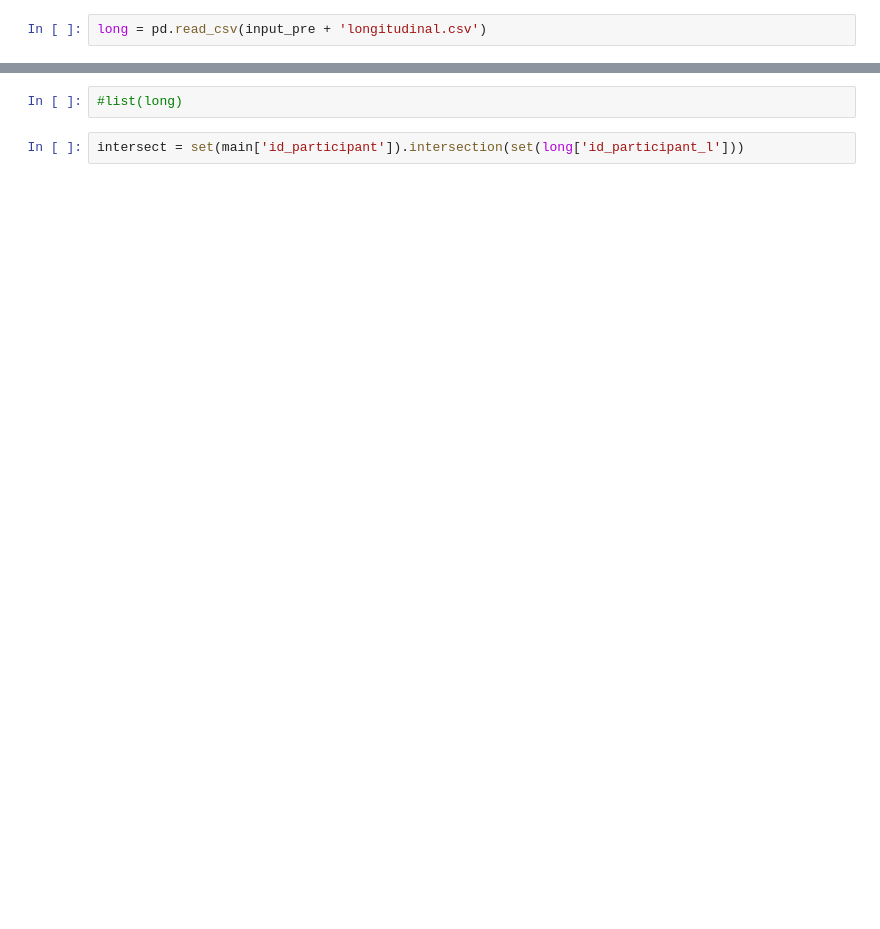
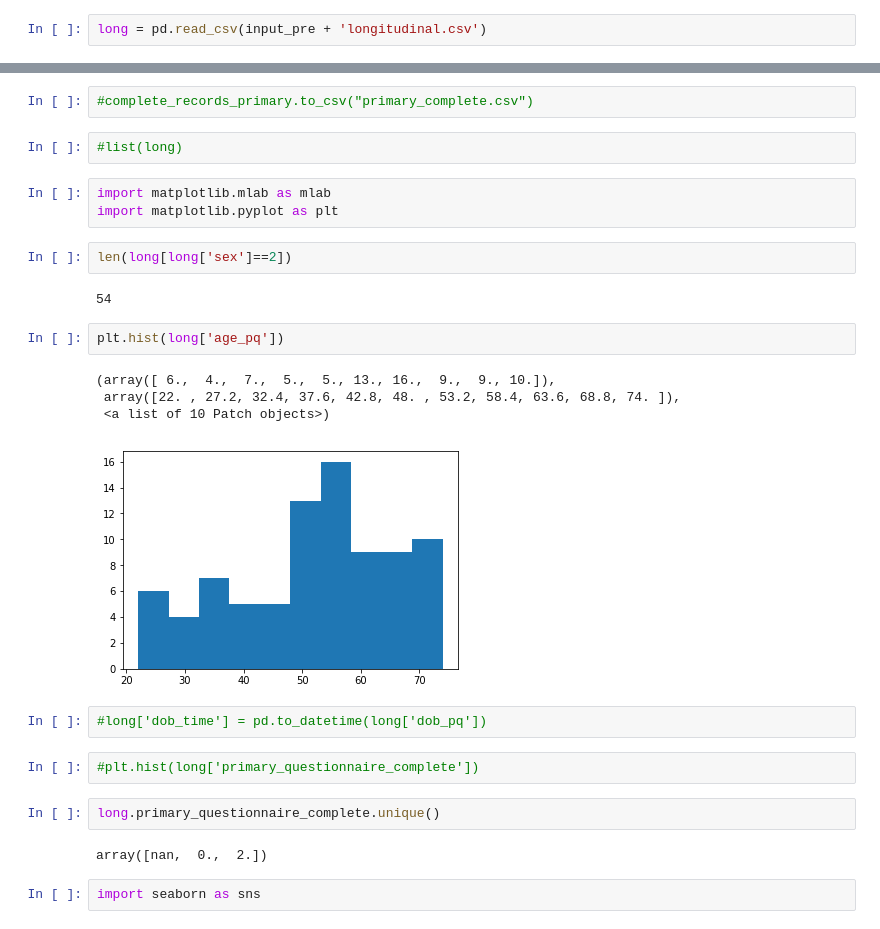
Before and after one commit to ridhimapuri5488/promote_database, a Jupyter notebook: src/promote_files/sanity_check/sanity.ipynb, the cells around one changed output, grey strips where cells are left out. Saved outputs shown, nothing was run; the diff lists cells and outputs as text; blank space fills up the shorter version.

```diff
--- a/src/promote_files/sanity_check/sanity.ipynb
+++ b/src/promote_files/sanity_check/sanity.ipynb
@@ -27,4 +505,28 @@ long['basic_information_complete'].count()
+# %%
+#complete_records_primary.to_csv("primary_complete.csv")
 # %%
 #list(long)
-# %%
-intersect = set(main['id_participant']).intersection(set(long['id_participant_l']))
+# %%
+import matplotlib.mlab as mlab
+import matplotlib.pyplot as plt
+# %%
+len(long[long['sex']==2])
+# %% [output]
+54
+# %%
+plt.hist(long['age_pq'])
+# %% [output]
+(array([ 6.,  4.,  7.,  5.,  5., 13., 16.,  9.,  9., 10.]),
+ array([22. , 27.2, 32.4, 37.6, 42.8, 48. , 53.2, 58.4, 63.6, 68.8, 74. ]),
+ <a list of 10 Patch objects>)
+[figure, added]
+# %%
+#long['dob_time'] = pd.to_datetime(long['dob_pq'])
+# %%
+#plt.hist(long['primary_questionnaire_complete'])
+# %%
+long.primary_questionnaire_complete.unique()
+# %% [output]
+array([nan,  0.,  2.])
+# %%
+import seaborn as sns
```
Also changed, not shown: parts of 96 cells of this notebook, 32 other files.
